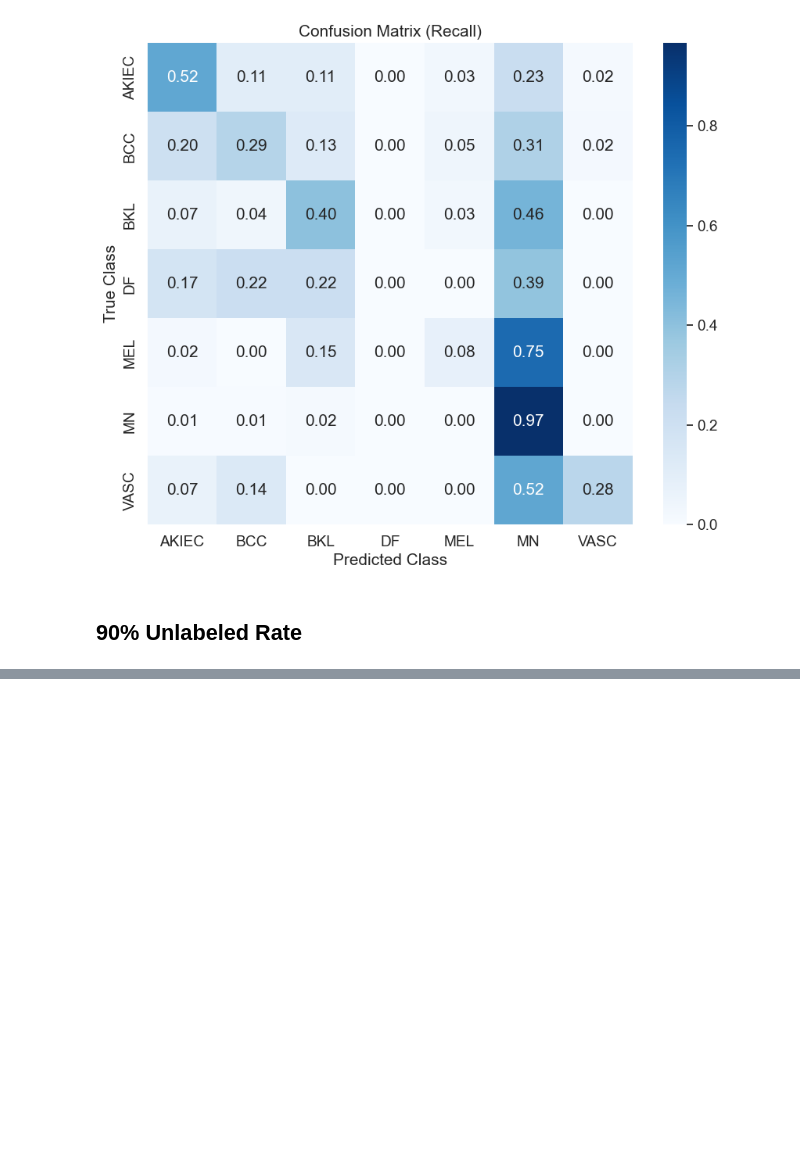
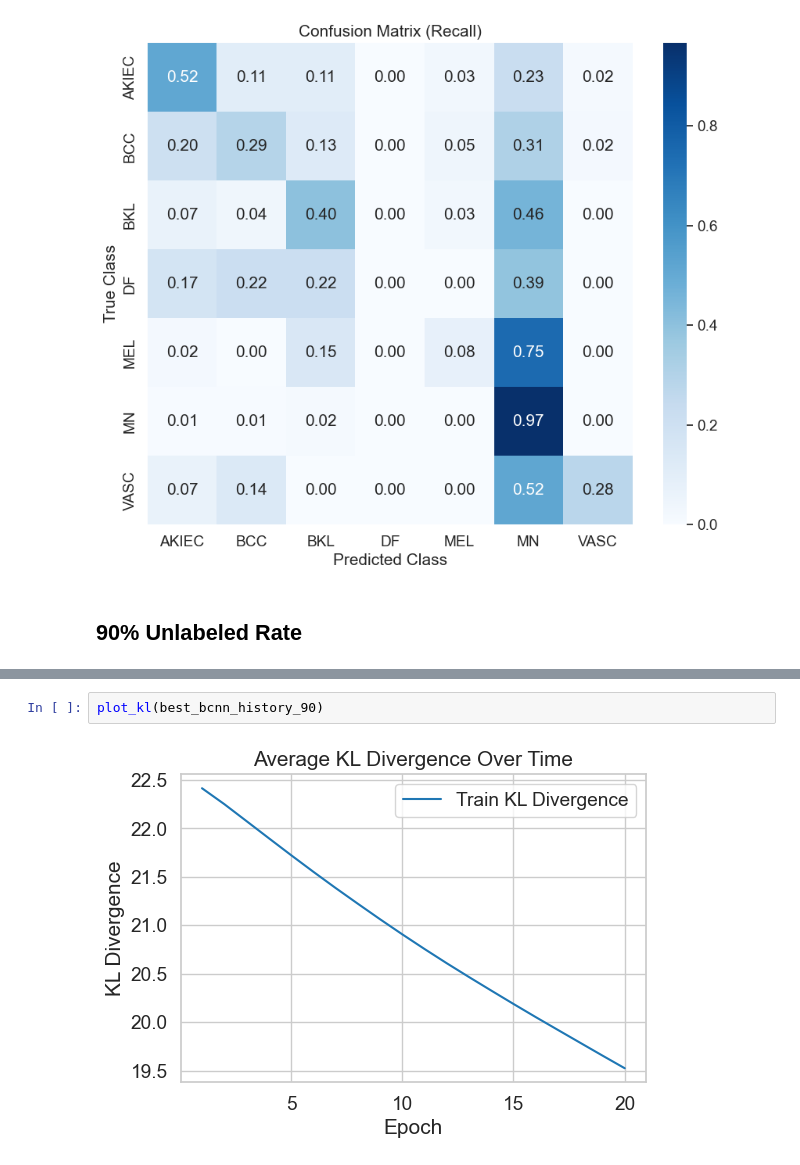
Before and after one commit to behrensm03/bdl-ssl, a Jupyter notebook: bayes_cnn_baseline.ipynb, the cells around one changed output, grey strips where cells are left out. Cells and saved outputs as stored; diff of their text form; blank space fills up the shorter version.

```diff
--- a/bayes_cnn_baseline.ipynb
+++ b/bayes_cnn_baseline.ipynb
@@ -311,0 +362,4 @@ plot_per_class_recall(test_results_bcnn_75['confusion_matrix'], list(short_label
+# %%
+plot_kl(best_bcnn_history_90)
+# %% [output]
+[figure, added]
```
Also changed, not shown: parts of 7 cells of this notebook, 2 other files.
